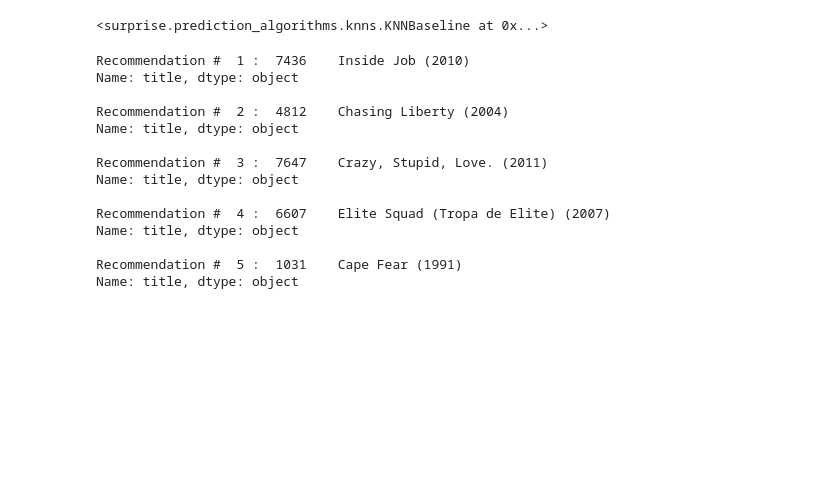
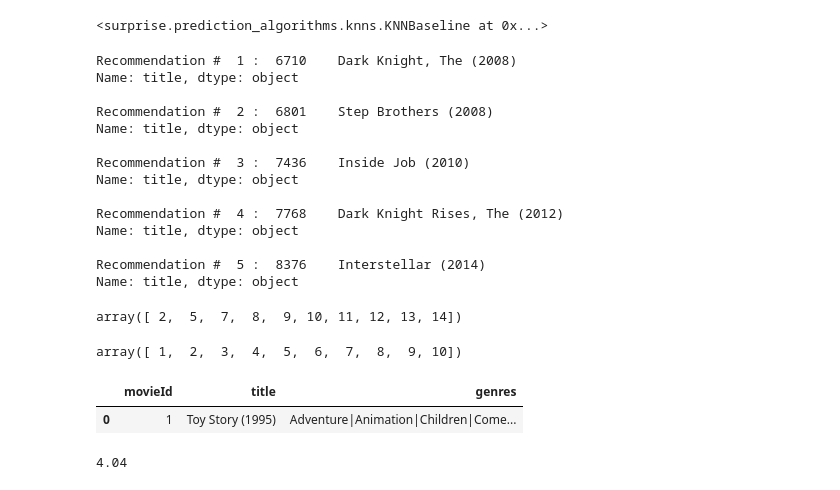
Before and after one commit to stacyshingleton/dsc-mod-4-project-v2-1-online-ds-sp-000, a Jupyter notebook: RecSystem.ipynb, the cells around one changed output. Drawn from its saved outputs; the diff is of its cells as text; code cells hidden in the pictures; blank space fills up the shorter version.

```diff
--- a/RecSystem.ipynb
+++ b/RecSystem.ipynb
@@ -613,30 +610,64 @@ for m_id in final_ratings['movieId'].unique():
 
 ranked_movies = sorted(list_of_movies, key=lambda x:x[1], reverse=True)
 # %%
-# format and print list
+# format and print list of recommendations for new user
 
 def recommended_movies(user_ratings,movie_title_df,n):
     """This function will print out the top 5 recommended movies for the new user."""
     for idx, rec in enumerate(user_ratings):
         title = movie_title_df.loc[movie_title_df['movieId'] == int(rec[0])]['title']
         print('Recommendation # ', idx+1, ': ', title, '\n')
+        list_of_recommended_movies.append(title)
         n-= 1
         if n == 0:
             break
 
 recommended_movies(ranked_movies,movies_df,5)
 # %% [output]
-Recommendation #  1 :  7436    Inside Job (2010)
+Recommendation #  1 :  6710    Dark Knight, The (2008)
 Name: title, dtype: object
 
-Recommendation #  2 :  4812    Chasing Liberty (2004)
+Recommendation #  2 :  6801    Step Brothers (2008)
 Name: title, dtype: object
 
-Recommendation #  3 :  7647    Crazy, Stupid, Love. (2011)
+Recommendation #  3 :  7436    Inside Job (2010)
 Name: title, dtype: object
 
-Recommendation #  4 :  6607    Elite Squad (Tropa de Elite) (2007)
+Recommendation #  4 :  7768    Dark Knight Rises, The (2012)
 Name: title, dtype: object
 
-Recommendation #  5 :  1031    Cape Fear (1991)
+Recommendation #  5 :  8376    Interstellar (2014)
 Name: title, dtype: object
+# %%
+# make recommendations for existing users (movies_df and final_ratings)
+# pick a userID
+
+final_ratings.head()
+users_list = final_ratings['userId'].unique()
+movies_list =  final_ratings['movieId'].unique()
+users_list[:10]
+# %% [output]
+array([ 2,  5,  7,  8,  9, 10, 11, 12, 13, 14])
+# %%
+# find a movie that user 2 has not seen yet (in movies_list, but not user_2_movies_list)
+
+user_2_movies = final_ratings.loc[final_ratings['userId'] == 2, ['movieId']]
+user_2_movies_list = user_2_movies['movieId']
+movies_user_2_has_not_rated = np.setdiff1d(movies_list, user_2_movies_list)
+movies_user_2_has_not_rated[:10]
+# %% [output]
+array([ 1,  2,  3,  4,  5,  6,  7,  8,  9, 10])
+# %%
+# find the title of the chosen movie
+
+movies_id_1 = movies_df.loc[movies_df['movieId'] ==1]
+movies_id_1
+# %% [output]
+|  | movieId | title | genres |
+| 0 | 1 | Toy Story (1995) | Adventure|Animation|Children|Come... |
+# %%
+# make the prediction for the users rating
+user_2_movie_1_prediction = baseline.predict(2,1)
+round(user_2_movie_1_prediction[3], 2)
+# %% [output]
+4.04
```
Also changed, not shown: parts of 5 cells of this notebook, 2 other files.
